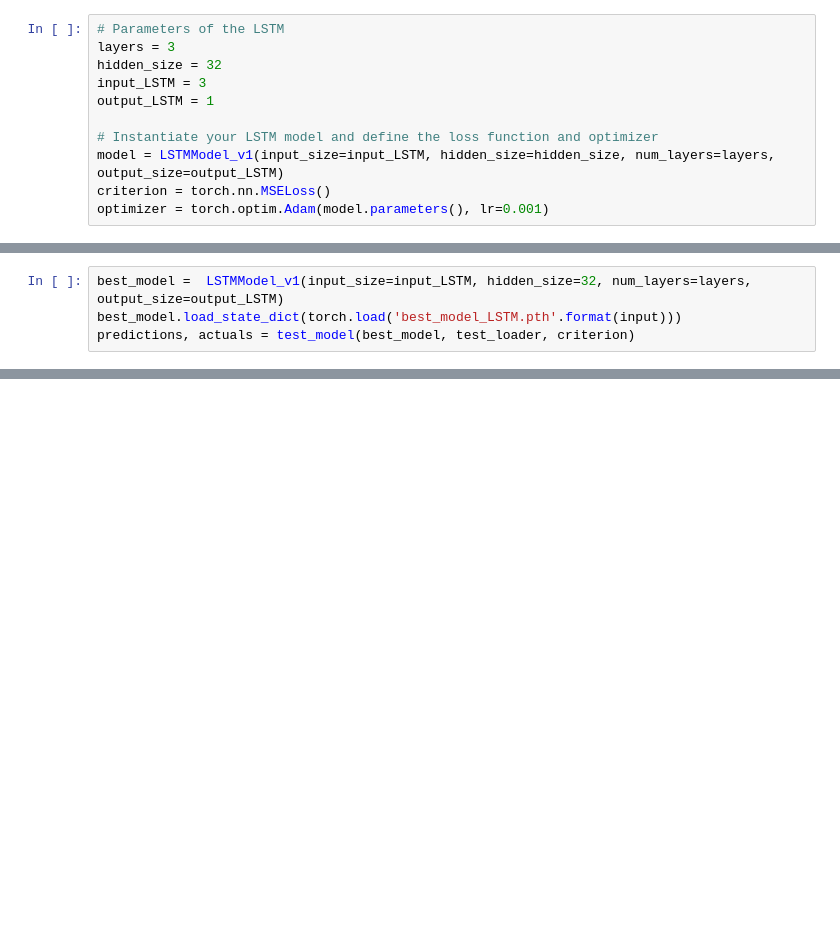
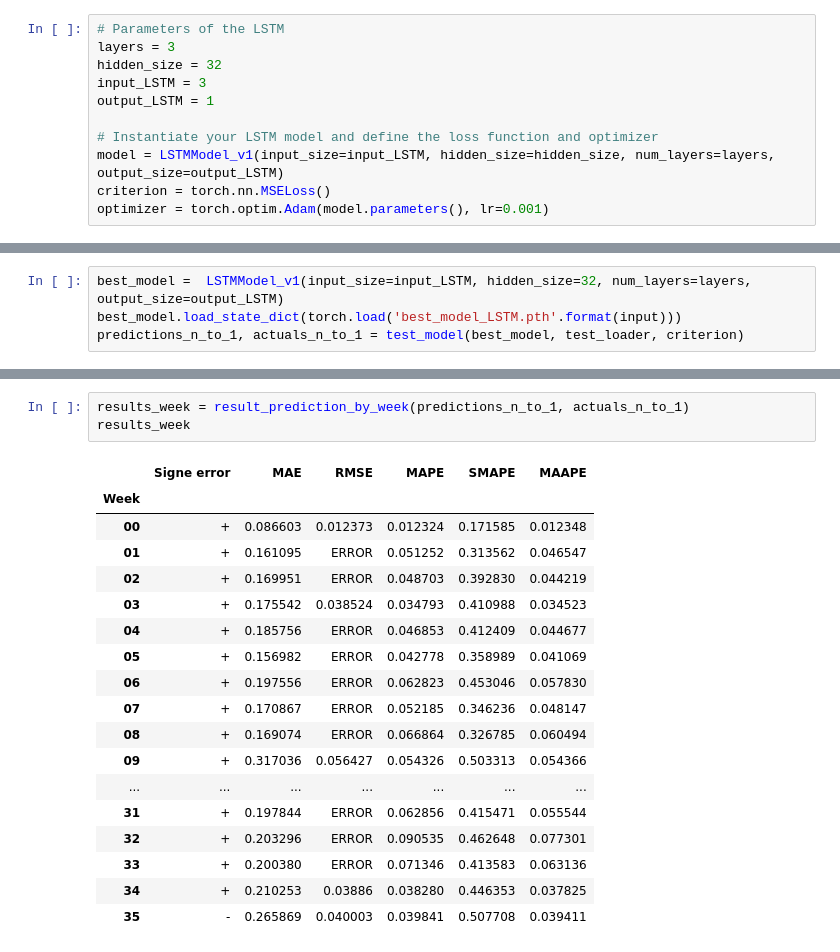
Before and after one commit to Desmoniak/Simple_Federated_Learning, a Jupyter notebook: NoteBooks/Bike/Multivariate/Centralized_Version/LSTM_forecasting_on_bike_availability_3_stations.ipynb, the cells around one changed output, grey strips where cells are left out. Drawn from its saved outputs; the diff is of its cells as text; blank space fills up the shorter version.

```diff
--- a/NoteBooks/Bike/Multivariate/Centralized_Version/LSTM_forecasting_on_bike_availability_3_stations.ipynb
+++ b/NoteBooks/Bike/Multivariate/Centralized_Version/LSTM_forecasting_on_bike_availability_3_stations.ipynb
@@ -669,5 +703,5 @@ Epoch 100/100, Training Loss: 488.2218, Validation Loss: 0.1570
 # %%
 best_model =  LSTMModel_v1(input_size=input_LSTM, hidden_size=32, num_layers=layers, output_size=output_LSTM)
 best_model.load_state_dict(torch.load('best_model_LSTM.pth'.format(input)))
-predictions, actuals = test_model(best_model, test_loader, criterion)
+predictions_n_to_1, actuals_n_to_1 = test_model(best_model, test_loader, criterion)
 # %% [output]
@@ -696,0 +729,22 @@ MAAPE: 0.05
+# %%
+results_week = result_prediction_by_week(predictions_n_to_1, actuals_n_to_1)
+results_week
+# %% [output]
+|  | Signe error | MAE | RMSE | MAPE | SMAPE | MAAPE |
+| Week |  |  |  |  |  |  |
+| 00 | + | 0.086603 | 0.012373 | 0.012324 | 0.171585 | 0.012348 |
+| 01 | + | 0.161095 | ERROR | 0.051252 | 0.313562 | 0.046547 |
+| 02 | + | 0.169951 | ERROR | 0.048703 | 0.392830 | 0.044219 |
+| 03 | + | 0.175542 | 0.038524 | 0.034793 | 0.410988 | 0.034523 |
+| 04 | + | 0.185756 | ERROR | 0.046853 | 0.412409 | 0.044677 |
+| 05 | + | 0.156982 | ERROR | 0.042778 | 0.358989 | 0.041069 |
+| 06 | + | 0.197556 | ERROR | 0.062823 | 0.453046 | 0.057830 |
+| 07 | + | 0.170867 | ERROR | 0.052185 | 0.346236 | 0.048147 |
+| 08 | + | 0.169074 | ERROR | 0.066864 | 0.326785 | 0.060494 |
+| 09 | + | 0.317036 | 0.056427 | 0.054326 | 0.503313 | 0.054366 |
+| ... | ... | ... | ... | ... | ... | ... |
+| 31 | + | 0.197844 | ERROR | 0.062856 | 0.415471 | 0.055544 |
+| 32 | + | 0.203296 | ERROR | 0.090535 | 0.462648 | 0.077301 |
+| 33 | + | 0.200380 | ERROR | 0.071346 | 0.413583 | 0.063136 |
+| 34 | + | 0.210253 | 0.03886 | 0.038280 | 0.446353 | 0.037825 |
+| 35 | - | 0.265869 | 0.040003 | 0.039841 | 0.507708 | 0.039411 |
```
Also changed, not shown: parts of 24 cells of this notebook.
